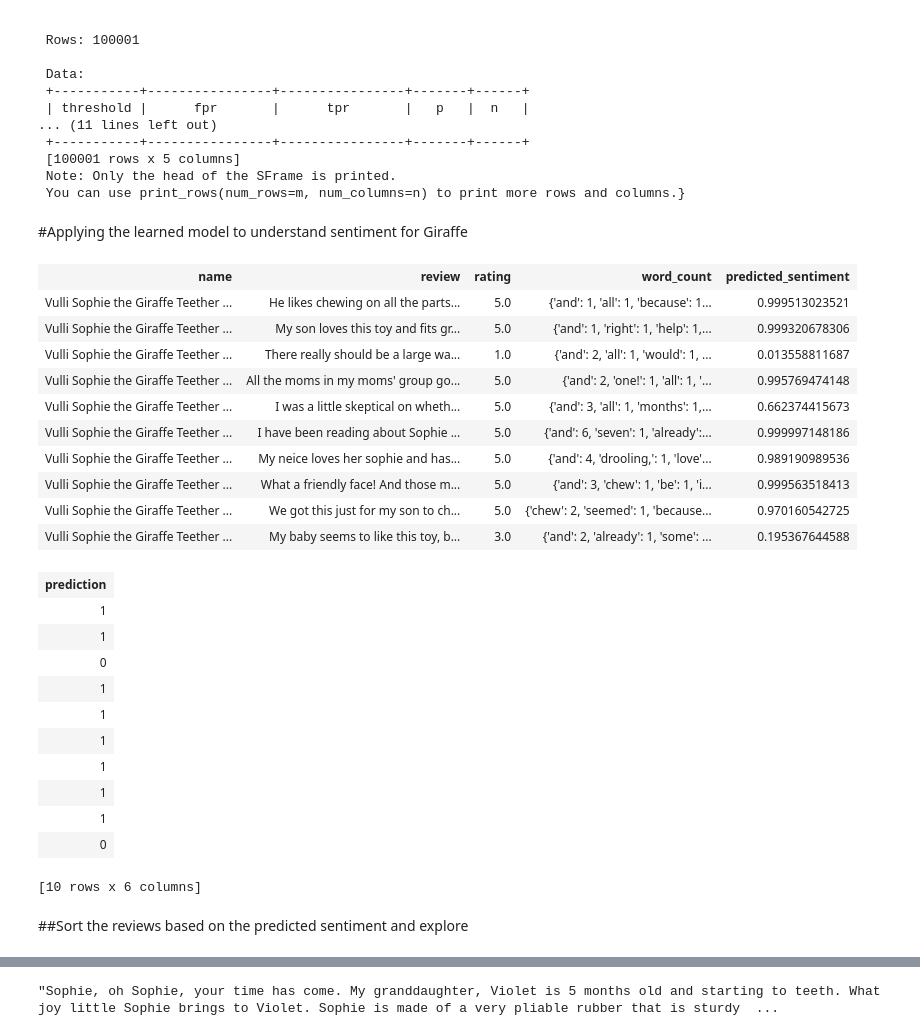
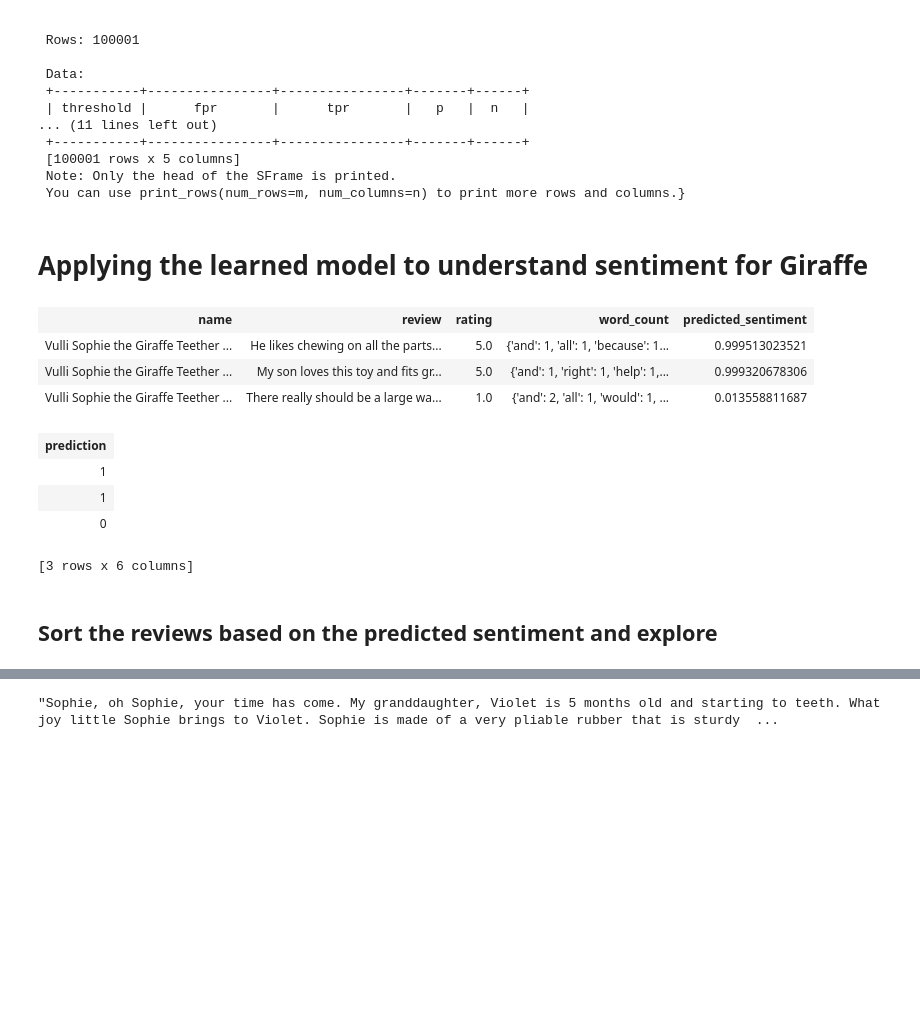
Before and after one commit to SuperJohn/machine-learning-coursera, a Jupyter notebook: week3_classification/Analyzing product sentiment.ipynb, the cells around one changed output, grey strips where cells are left out. Cells and saved outputs as stored; diff of their text form; code cells hidden in the pictures; blank space fills up the shorter version.

```diff
--- a/week3_classification/Analyzing product sentiment.ipynb
+++ b/week3_classification/Analyzing product sentiment.ipynb
@@ -62,4 +51,4 @@ print summary
 # %%
-graphlab.canvas.set_target('ipynb')
+gl.canvas.set_target('ipynb')
 # %%
 products['name'].show()
@@ -170,5 +150,5 @@ sentiment_model.evaluate(test_data, metric='roc_curve')
 # %%
 sentiment_model.show(view='Evaluation')
 # %% [markdown]
-#Applying the learned model to understand sentiment for Giraffe
+# Applying the learned model to understand sentiment for Giraffe
 # %%
@@ -178,31 +158,17 @@ giraffe_reviews['prediction'] = sentiment_model.predict(giraffe_reviews)
 # %%
-giraffe_reviews.head()
+giraffe_reviews.head(3)
 # %% [output]
 | name | review | rating | word_count | predicted_sentiment |
 | Vulli Sophie the Giraffe Teether ... | He likes chewing on all the parts... | 5.0 | {'and': 1, 'all': 1, 'because': 1... | 0.999513023521 |
 | Vulli Sophie the Giraffe Teether ... | My son loves this toy and fits gr... | 5.0 | {'and': 1, 'right': 1, 'help': 1,... | 0.999320678306 |
 | Vulli Sophie the Giraffe Teether ... | There really should be a large wa... | 1.0 | {'and': 2, 'all': 1, 'would': 1, ... | 0.013558811687 |
-| Vulli Sophie the Giraffe Teether ... | All the moms in my moms' group go... | 5.0 | {'and': 2, 'one!': 1, 'all': 1, '... | 0.995769474148 |
-| Vulli Sophie the Giraffe Teether ... | I was a little skeptical on wheth... | 5.0 | {'and': 3, 'all': 1, 'months': 1,... | 0.662374415673 |
-| Vulli Sophie the Giraffe Teether ... | I have been reading about Sophie ... | 5.0 | {'and': 6, 'seven': 1, 'already':... | 0.999997148186 |
-| Vulli Sophie the Giraffe Teether ... | My neice loves her sophie and has... | 5.0 | {'and': 4, 'drooling,': 1, 'love'... | 0.989190989536 |
-| Vulli Sophie the Giraffe Teether ... | What a friendly face! And those m... | 5.0 | {'and': 3, 'chew': 1, 'be': 1, 'i... | 0.999563518413 |
-| Vulli Sophie the Giraffe Teether ... | We got this just for my son to ch... | 5.0 | {'chew': 2, 'seemed': 1, 'because... | 0.970160542725 |
-| Vulli Sophie the Giraffe Teether ... | My baby seems to like this toy, b... | 3.0 | {'and': 2, 'already': 1, 'some': ... | 0.195367644588 |
 | prediction |
 | 1 |
 | 1 |
 | 0 |
-| 1 |
-| 1 |
-| 1 |
-| 1 |
-| 1 |
-| 1 |
-| 0 |
-[10 rows x 6 columns]
+[3 rows x 6 columns]
 # %% [markdown]
-##Sort the reviews based on the predicted sentiment and explore
+## Sort the reviews based on the predicted sentiment and explore
 # %%
 giraffe_reviews = giraffe_reviews.sort('predicted_sentiment', ascending=False)
 # %%
```
Also changed, not shown: parts of 23 cells of this notebook.
